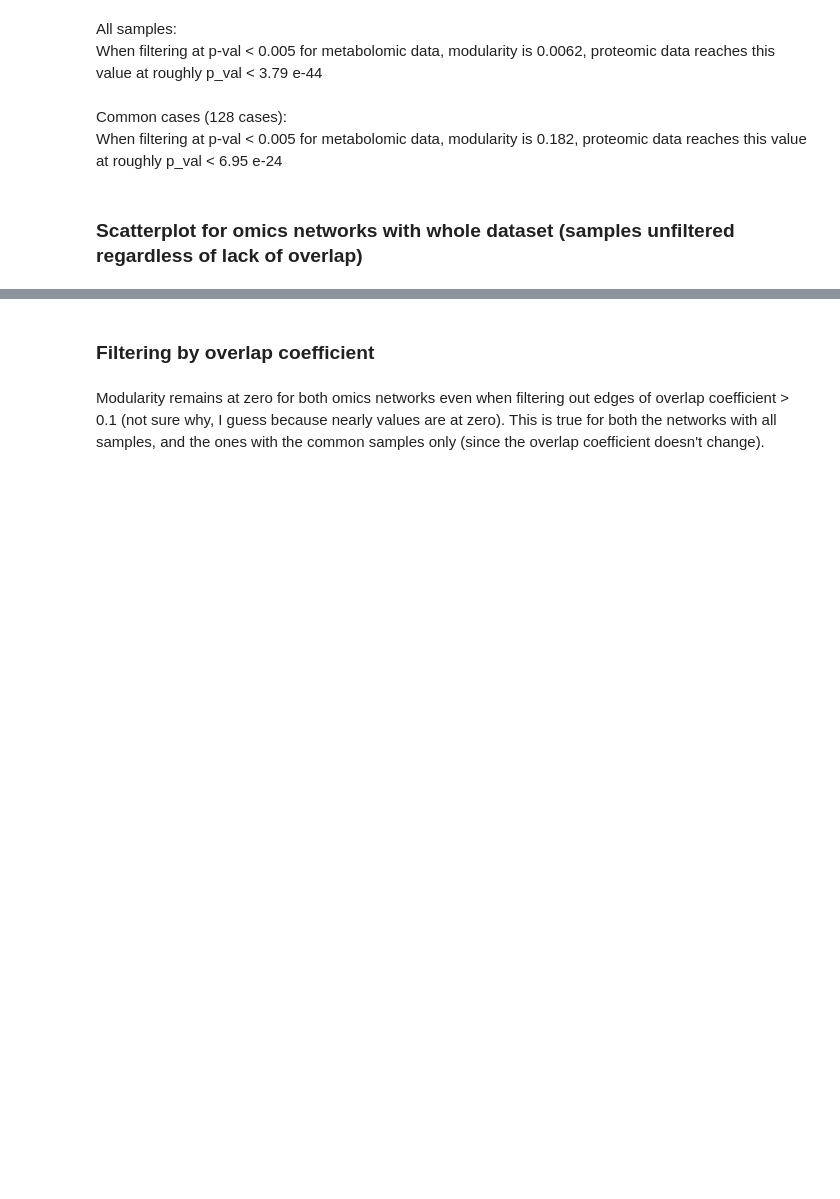
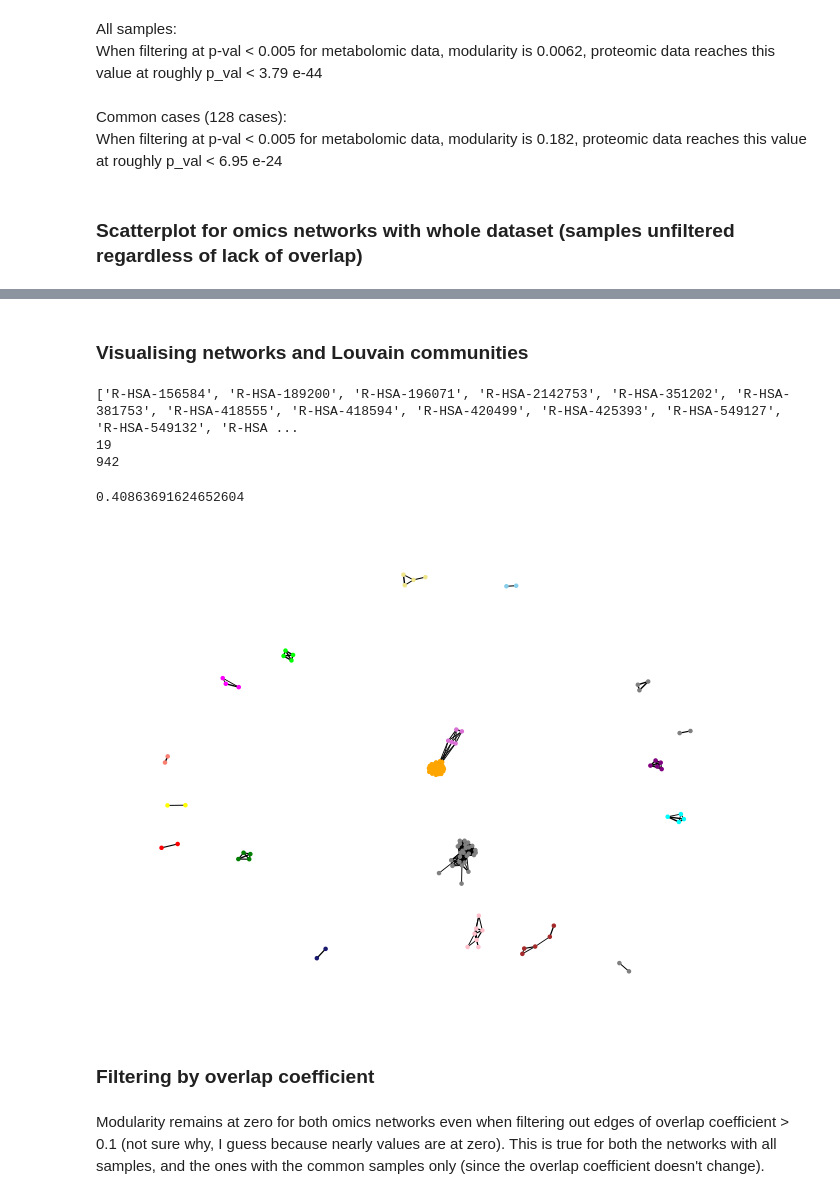
Before and after one commit to j-keung/multiomics-pathway-analysis, a Jupyter notebook: modularity_test.ipynb, the cells around one changed output, grey strips where cells are left out. Drawn from its saved outputs; the diff is of its cells as text; code cells hidden in the pictures; blank space fills up the shorter version.

```diff
--- a/modularity_test.ipynb
+++ b/modularity_test.ipynb
@@ -178,3 +260,35 @@ plt.text(30, 0.75, "p-val = 0.8e-33",fontsize=10)
+# %% [markdown]
+### Visualising networks and Louvain communities
+# %%
+#plt.figure(figsize=(30,30))
+
+G = metabolomic.copy()
+edges_to_remove = [(u,v) for u,v,e in G.edges(data=True) if e['Spearman_pval'] >= 5e-50]
+G.remove_edges_from(edges_to_remove)
+
+nodes_to_remove = list(nx.isolates(G))
+print(nodes_to_remove)
+G.remove_nodes_from(nodes_to_remove)
+
+#nx.community.modularity(G, nx.community.label_propagation_communities(G))
+clusters = nx.community.louvain_communities(G,weight='Squared_corr',seed=100,resolution=1)
+print(len(clusters))
+
+color_map = supply_colours(G,clusters)
+squared_corr = [i['Squared_corr'] for i in dict(G.edges).values()] #Sara's code
+
+
+
+nx.draw(G, node_size = 5,node_color=color_map,pos=nx.spring_layout(G,weight="Squared_corr",seed=100), with_labels=False,width= squared_corr)
+print(G.number_of_edges())
+
+nx.community.modularity(G, communities = clusters,weight="Squared_corr")
+# %% [output]
+['R-HSA-156584', 'R-HSA-189200', 'R-HSA-196071', 'R-HSA-2142753', 'R-HSA-351202', 'R-HSA-381753', 'R-HSA-418555', 'R-HSA-418594', 'R-HSA-420499', 'R-HSA-425393', 'R-HSA-549127', 'R-HSA-549132', 'R-HSA ...
+19
+942
+0.40863691624652604
+[figure, added]
 # %% [markdown]
 ### Filtering by overlap coefficient
 # %%
```
Also changed, not shown: parts of 26 cells of this notebook, 1 other file.
